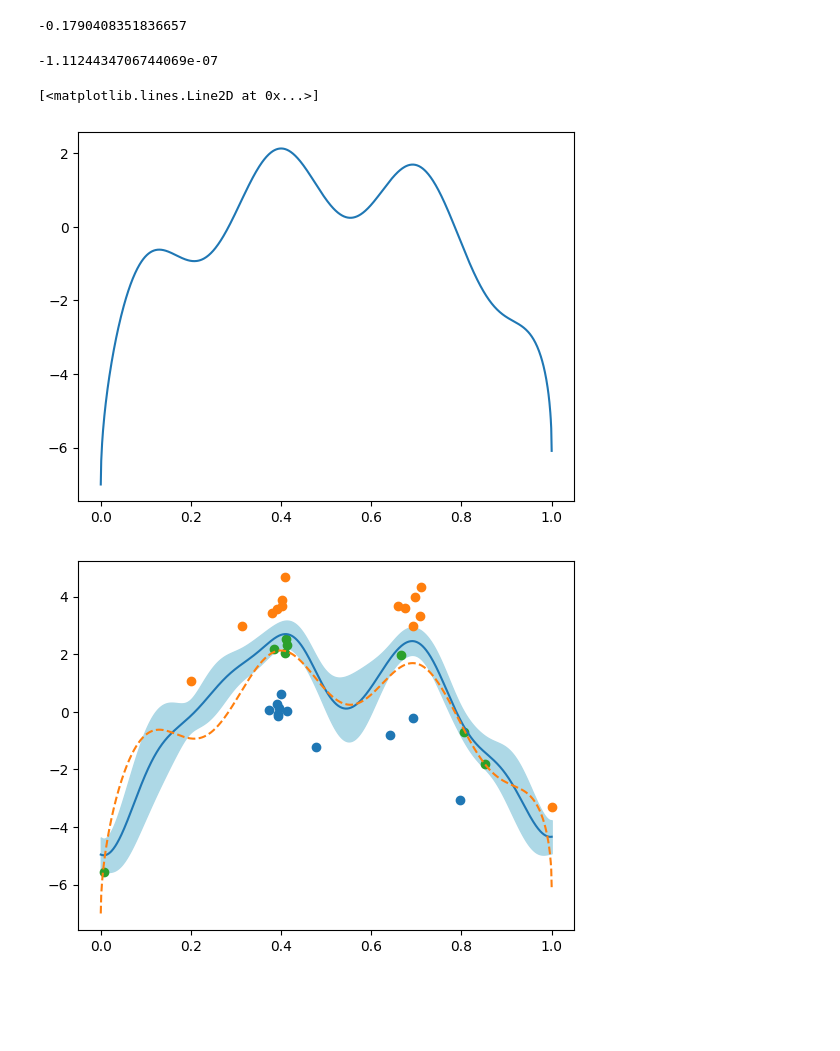
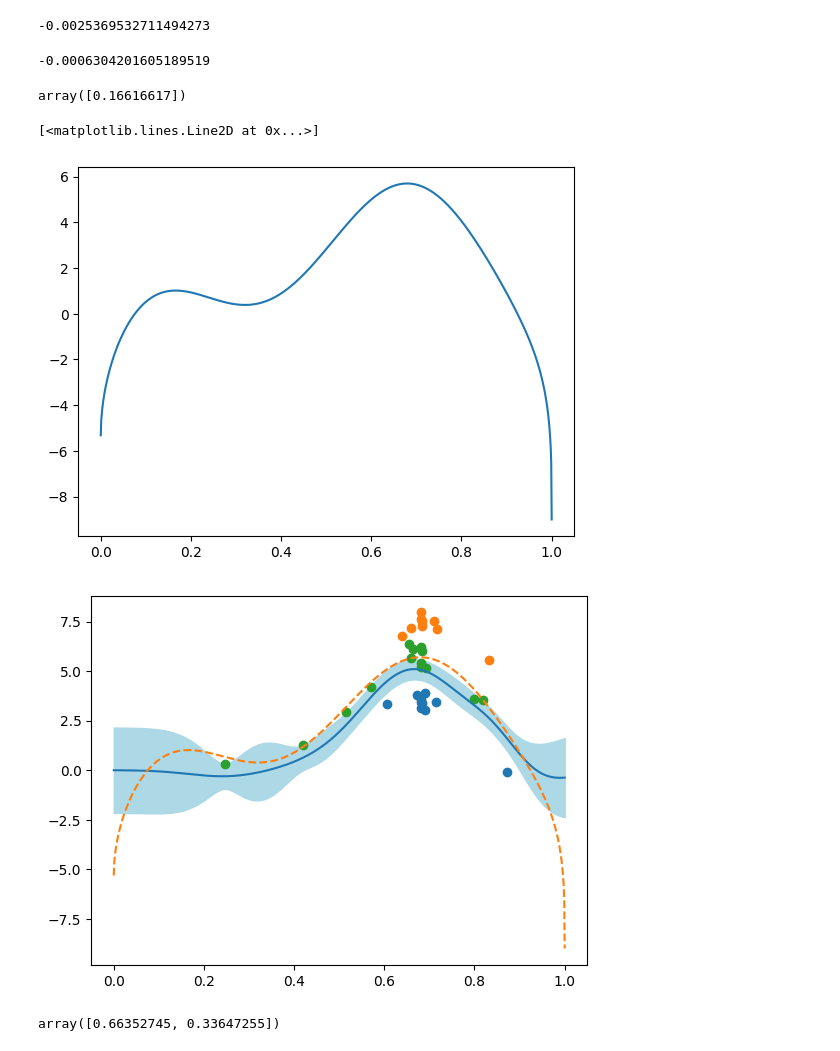
Before and after one commit to Stevenjin8/mug-cakes, a Jupyter notebook: notebooks/test-gp.ipynb, the cells around one changed output. Saved outputs shown, nothing was run; the diff lists cells and outputs as text; code cells hidden in the pictures; blank space fills up the shorter version.

```diff
--- a/notebooks/test-gp.ipynb
+++ b/notebooks/test-gp.ipynb
@@ -147,8 +135,10 @@ res
 # %%
 xs = np.array([0])
-bo.minus_expected_diff(x_s, x_M, X, Y, np.linalg.inv(var), scale2_map, s2f_map, lambda_=0, gamma=0)
+bo.minus_expected_diff(
+    x_s, x_M, X, Y, np.linalg.inv(var), scale2_map, s2f_map, lambda_=0, gamma=0
+)
 # %% [output]
--0.1790408351836657
+-0.0025369532711494273
 # %%
 # B1 = np.zeros_like(Y, dtype=np.uint64)
 
@@ -171,58 +161,82 @@ x_s = np.array([2])
 x_M = np.array([0.1])
 eps = 0.000001
 kwargs = {"gamma": 0, "lambda_": 0}
-(bo.minus_expected_diff(x_s + eps, x_M, X, Y, np.linalg.inv(var[:N, :N]), scale, s2f, **kwargs)
- - bo.minus_expected_diff(x_s, x_M, X, Y, np.linalg.inv(var[:N, :N]), scale, s2f, **kwargs))/eps
+(
+    bo.minus_expected_diff(
+        x_s + eps, x_M, X, Y, np.linalg.inv(var[:N, :N]), scale, s2f, **kwargs
+    )
+    - bo.minus_expected_diff(
+        x_s, x_M, X, Y, np.linalg.inv(var[:N, :N]), scale, s2f, **kwargs
+    )
+) / eps
 # %% [output]
--1.1124434706744069e-07
+-0.0006304201605189519
+# %%
+X_star[np.argmax(target(np.hstack((X_star, 1 - X_star)))[:300])]
+# %% [output]
+array([0.16616617])
 # %%
 def target(x):
-    return np.sin(20 * x[..., 0]) + 20 * x[..., 0] ** 0.5 + 20 * x[..., 1] ** 0.5 - 27
+    return (
+        2 * np.sin(10 * x[..., 0] + 1)
+        + 20 * x[..., 0] ** 0.5
+        + 20 * (x[..., 1]) ** 0.3
+        - 27
+    )
+
+
 X_star = np.linspace(0, 1, 1000).reshape(-1, 1)
-plt.plot(X_star, target(np.hstack((X_star, 1-X_star))))
+plt.plot(X_star, target(np.hstack((X_star, 1 - X_star))))
 # %% [output]
 [<matplotlib.lines.Line2D at 0x...>]
-[figure, old version]
+[figure, new version]
 # %%
-s2e = 0.4 ** 2
+s2e = 0.4**2
 bb = np.array([-2.0, 2.0, 0])
-var_b = 1 ** 2
+var_b = 1**2
 N_b = 3
 N = 3
 X = np.random.rand(N, 1)
 X = np.hstack((X, 1 - X))
 B = np.array([0, 1, 2], dtype=np.uint64)
-y = (target(X) + np.random.normal(size=(X.shape[0])) * s2e ** .5) + bb[B]
+y = (target(X) + np.random.normal(size=(X.shape[0])) * s2e**0.5) + bb[B]
 # y *= 0
-state = bo.BoState(X, y , N_b, B, var_b, simplex=True)
+state = bo.BoState(X, y, N_b, B, var_b, simplex=True)
 N_star = 1000
 X_star = np.linspace(0, 1, N_star).reshape(-1, 1)
 X_star = np.hstack((X_star, 1 - X_star))
 # %%
-for _ in tqdm(range(10)):
+for _ in tqdm(range(30)):
     x_new, (s2f_map, scale2_map, s2e_map), x_M = bo.bo_iter(state)
     j = np.random.choice(N_b)
-    y_new = target(x_new) + bb[j] + np.random.normal() * s2e ** 0.5
+    y_new = target(x_new) + bb[j] + np.random.normal() * s2e**0.5
     np.array(j, dtype=np.uint64)
     state.add(x_new, y_new, j)
-# %%
-s2f_map = 10 ** 0.5
 # %%
 K = kernel.rbf(state.X, state.X, scale2_map, s2f_map)
-var = bo.full_cov(K, state.N_b, state.B, s2e_map, state.var_b)[:state.N, :state.N]
+var = bo.full_cov(K, state.N_b, state.B, s2e_map, state.var_b)[: state.N, : state.N]
 K_star = kernel.rbf(state.X, X_star, scale2_map, s2f_map)
 K_2star = kernel.rbf(X_star, X_star, scale2_map, s2f_map)
 post_mean2 = gp.conditional_mean(state.y, np.linalg.inv(var), K_star.T)
 post_var2 = gp.conditional_var(K_2star, np.linalg.inv(var), K_star.T)
 
-plt.fill_between(X_star[:,0], post_mean2 - post_var2 ** 0.5, post_mean2 + post_var2 ** 0.5, color="lightblue")
-plt.plot(X_star[:,0], post_mean2)
-plt.scatter(state.X[state.B == 0,0], state.y[state.B == 0])
-plt.scatter(state.X[state.B == 1,0], state.y[state.B == 1])
-plt.scatter(state.X[state.B == 2,0], state.y[state.B == 2])
-plt.plot(X_star[:,0], target(X_star), "--");
+plt.fill_between(
+    X_star[:, 0],
+    post_mean2 - post_var2**0.5,
+    post_mean2 + post_var2**0.5,
+    color="lightblue",
+)
+plt.plot(X_star[:, 0], post_mean2)
+plt.scatter(state.X[state.B == 0, 0], state.y[state.B == 0])
+plt.scatter(state.X[state.B == 1, 0], state.y[state.B == 1])
+plt.scatter(state.X[state.B == 2, 0], state.y[state.B == 2])
+plt.plot(X_star[:, 0], target(X_star), "--");
 # %% [output]
-[figure, old version]
+[figure, new version]
+# %%
+x_M
+# %% [output]
+array([0.66352745, 0.33647255])
 # %%
 # x_M = X_star[post_mean2.argmax()]
 eis = []
```
Also changed, not shown: parts of 9 cells of this notebook, 30 other files.
